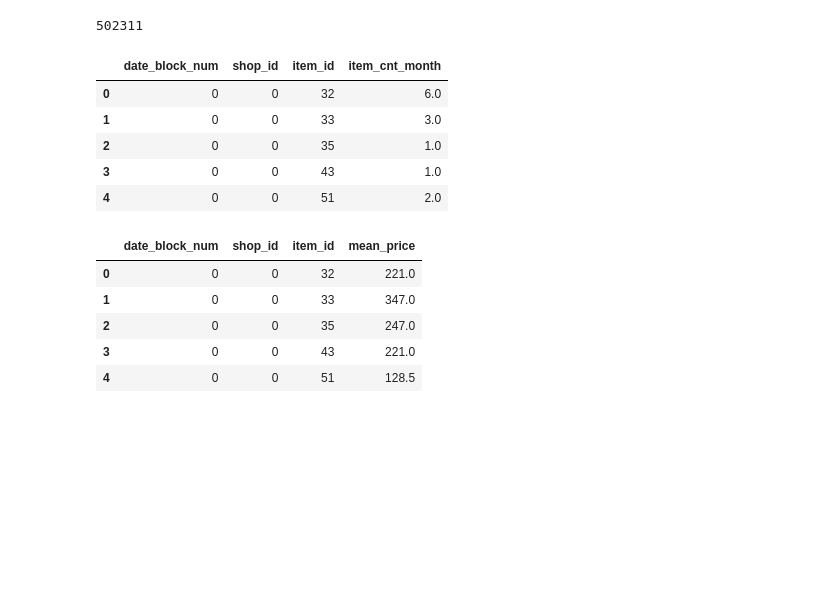
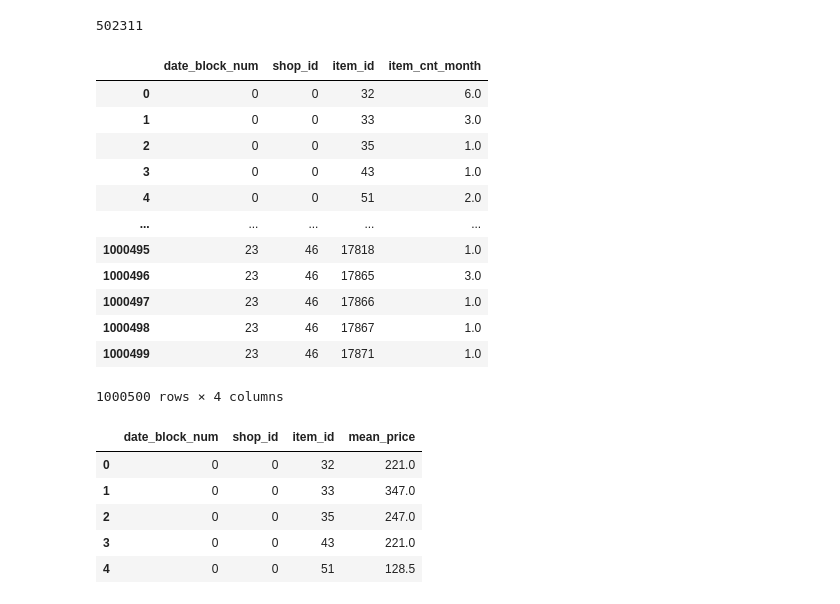
Before and after one commit to Philip-Murray/dataproj, a Jupyter notebook: Converter2.ipynb, the cells around one changed output. Drawn from its saved outputs; the diff is of its cells as text; code cells hidden in the pictures; blank space fills up the shorter version.

```diff
--- a/Converter2.ipynb
+++ b/Converter2.ipynb
@@ -219,20 +219,27 @@ print(rows - len(sales_train))
 # %%
 # begin adding sales train info
 # we want to aggregate all the sales count by month instead of days so that we can view trends in the dataset
 
-# 'date_block_num','shop_id','item_id' provides a unique primary key to access each tuple in the data set.
+# ('date_block_num','shop_id','item_id') provides a unique primary key to access each tuple in the data set.
 aggregate_count = sales_train.groupby(['date_block_num','shop_id','item_id']).agg({'item_cnt_day': ['sum']})
 aggregate_count.columns = ['item_cnt_month']
 aggregate_count.reset_index(inplace=True)
 
-aggregate_count.head()
+aggregate_count.head(1000500)
 # %% [output]
 |  | date_block_num | shop_id | item_id | item_cnt_month |
 | 0 | 0 | 0 | 32 | 6.0 |
 | 1 | 0 | 0 | 33 | 3.0 |
 | 2 | 0 | 0 | 35 | 1.0 |
 | 3 | 0 | 0 | 43 | 1.0 |
 | 4 | 0 | 0 | 51 | 2.0 |
+| ... | ... | ... | ... | ... |
+| 1000495 | 23 | 46 | 17818 | 1.0 |
+| 1000496 | 23 | 46 | 17865 | 3.0 |
+| 1000497 | 23 | 46 | 17866 | 1.0 |
+| 1000498 | 23 | 46 | 17867 | 1.0 |
+| 1000499 | 23 | 46 | 17871 | 1.0 |
+1000500 rows × 4 columns
 # %%
 #aggregate_days_sold = sales_train.groupby(['date_block_num','shop_id','item_id']).agg({'item_cnt_day': ['count']})
 #aggregate_days_sold.columns = ['days_sold']
```
Also changed, not shown: parts of 12 cells of this notebook.
